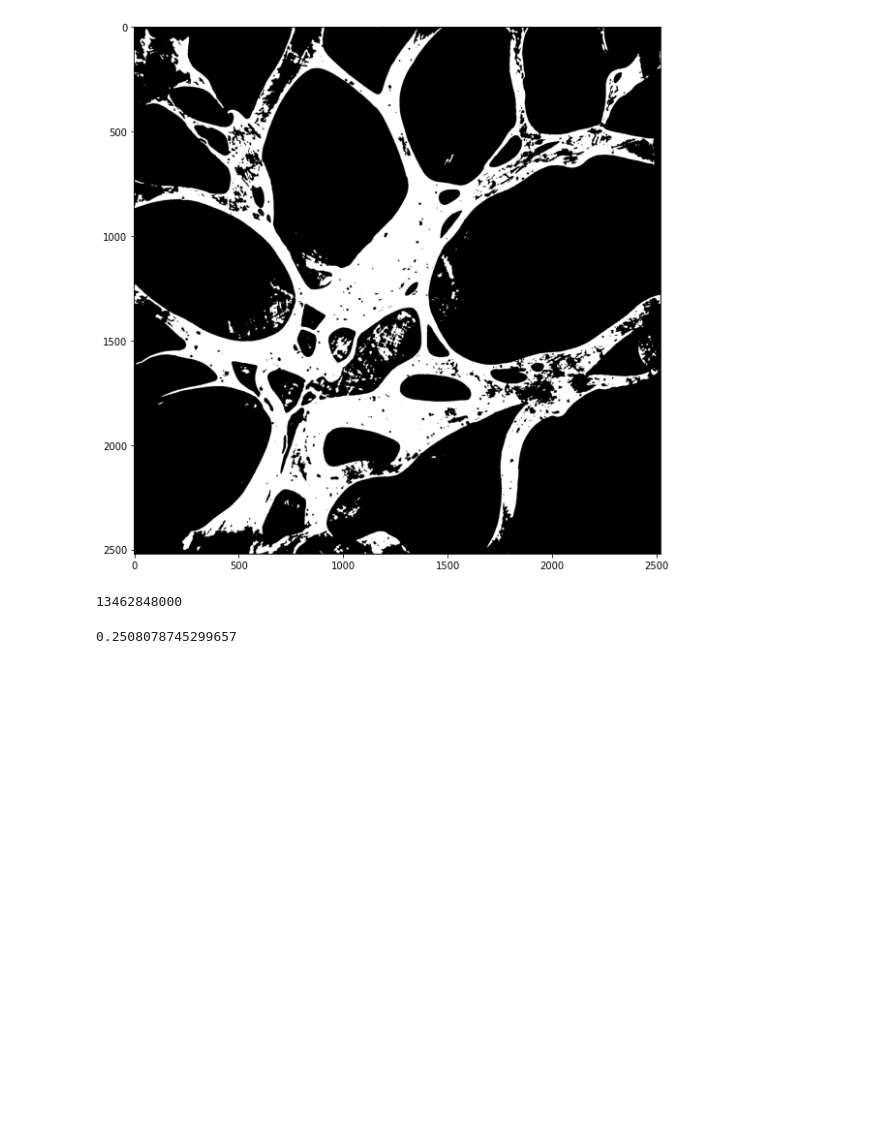
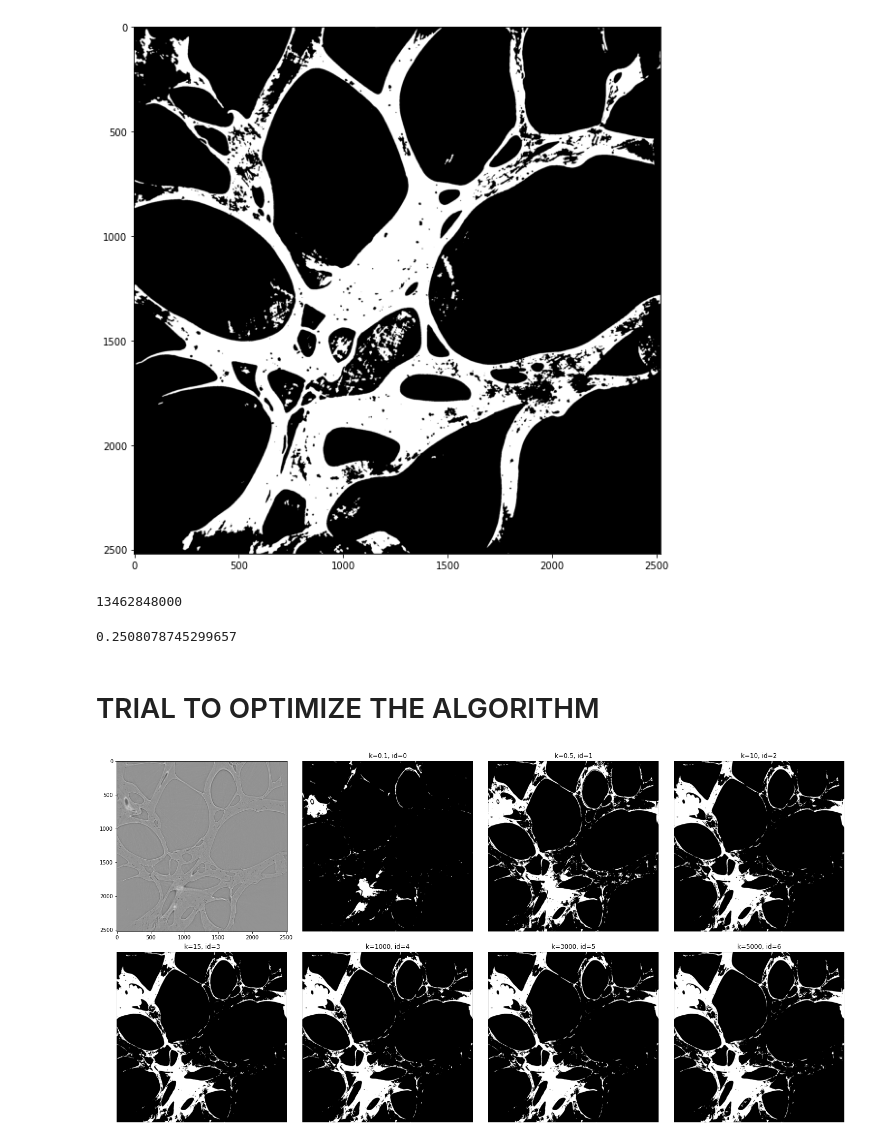
Before and after one commit to ankhafizov/porous_implants, a Jupyter notebook: viewer.ipynb, the cells around one changed output. Drawn from its saved outputs; the diff is of its cells as text; code cells hidden in the pictures; blank space fills up the shorter version.

Commit message:
added trial to optimize

```diff
--- a/viewer.ipynb
+++ b/viewer.ipynb
@@ -51,6 +50,25 @@ dictionary = {'1': 10, '20': 2000}
 write_dict_to_file(dictionary)
 # %%
 k_dictionary ={}
+# %%
+k_possible_values = [1/10, 1/20, 1/80, 1/100, 1/130, 1/500, 1/300]
+k_possible_values = [1/10, 1/2, 10, 15, 1000, 3000, 5000]
+slice_num = 2110
+k = k_possible_values[0]
+
+img2d_gray = get_2d_slice(slice_num)
+print(img2d_gray.shape)
+fig, axes = plt.subplots(2, 4, figsize=(20,10))
+
+axes = axes.ravel()
+axes[0].imshow(img2d_gray, cmap='gray')
+
+for i, k in enumerate(k_possible_values):
+    axes[i+1].imshow(pc.binarize_slice(img2d_gray, k=k, mu=25e-8), cmap='gray')
+    axes[i+1].set_title(f"k={k}, id={i}")
+    axes[i+1].axis("off")
+
+plt.tight_layout()
 # %%
 #k_possible_values = [1/10, 1/20, 1/80, 1/100, 1/130, 1/500, 1/300]
 k_possible_values = [1/10, 1/2, 10, 15, 1000, 3000, 5000]
@@ -159,3 +176,25 @@ volume
 np.sum(img3d) / volume
 # %% [output]
 0.2508078745299657
+# %% [markdown]
+# TRIAL TO OPTIMIZE THE ALGORITHM
+# %%
+
+k_possible_values = [1/10, 1/2, 10, 15, 1000, 3000, 5000]
+slice_num = 1090
+k = k_possible_values[0]
+
+img2d_gray = get_2d_slice(slice_num)
+fig, axes = plt.subplots(2, 4, figsize=(20,10))
+
+axes = axes.ravel()
+axes[0].imshow(img2d_gray, cmap='gray')
+
+for i, k in enumerate(k_possible_values):
+    axes[i+1].imshow(pc.binarize_slice(img2d_gray, k=k, mu=25e-8), cmap='gray')
+    axes[i+1].set_title(f"k={k}, id={i}")
+    axes[i+1].axis("off")
+
+plt.tight_layout()
+# %% [output]
+[figure, added]
```
Also changed, not shown: parts of 5 cells of this notebook.
